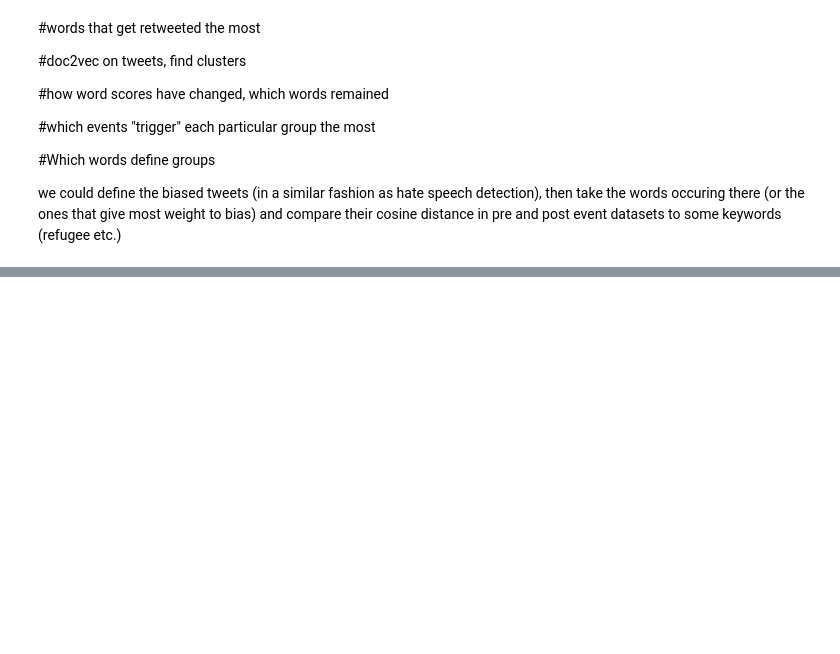
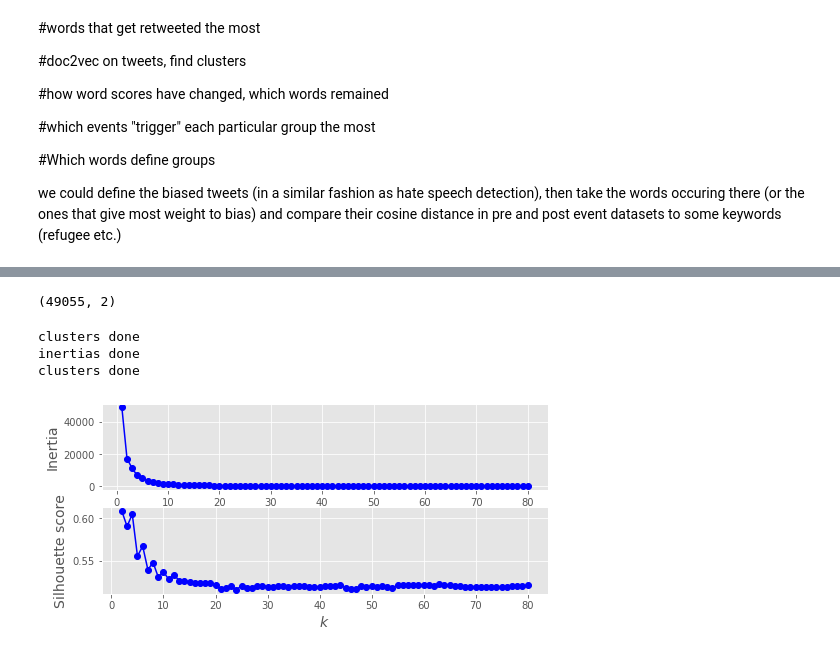
Before and after one commit to janiwo/refugee_project, a Jupyter notebook: EDA.ipynb, the cells around one changed output, grey strips where cells are left out. Cells and saved outputs as stored; diff of their text form; code cells hidden in the pictures; blank space fills up the shorter version.

```diff
--- a/EDA.ipynb
+++ b/EDA.ipynb
@@ -420,0 +424,12 @@ model4.wv.most_similar("camp",topn=20)
+# %%
+from gensim.models.doc2vec import Doc2Vec, TaggedDocument
+
+tweets = [TaggedDocument(tweet,[i]) for i, tweet in enumerate(post_event["Tweet Clean Tokens"])]
+
+model_tweets = Doc2Vec(tweets, vector_size = 200, min_count = 10, epochs =30)
+# %%
+#model_tweets.build_vocab(tweets)
+print(model_tweets.epochs)
+for i in range(model_tweets.epochs):
+    model_tweets.train(tweets, total_examples=model_tweets.corpus_count,epochs=1)
+    print(f"Epoch #{i+1} done.")
@@ -420,0 +454,11 @@ model4.wv.most_similar("camp",topn=20)
+# %%
+from sklearn.decomposition import PCA
+
+pca = PCA(n_components=2)
+
+pca_vecs= pca.fit_transform(model_tweets.docvecs.vectors_docs)
+doc_vecs = model_tweets.docvecs.vectors_docs
+# %%
+pca_vecs.shape
+# %% [output]
+(49055, 2)
@@ -420,0 +543,15 @@ model4.wv.most_similar("camp",topn=20)
+# %%
+#normalize so the longer tweets have a chance to be clustered with short ones
+
+from sklearn.preprocessing import normalize
+
+
+doc2vec_norm_pca = normalize(pca_vecs, axis=1)
+doc2vec_norm = normalize(doc_vecs, axis=1)
+# %%
+kmean_test_n_clusters(doc2vec_norm_pca, 80)
+# %% [output]
+clusters done
+inertias done
+clusters done
+[figure, added]
```
Also changed, not shown: parts of 37 cells of this notebook.
